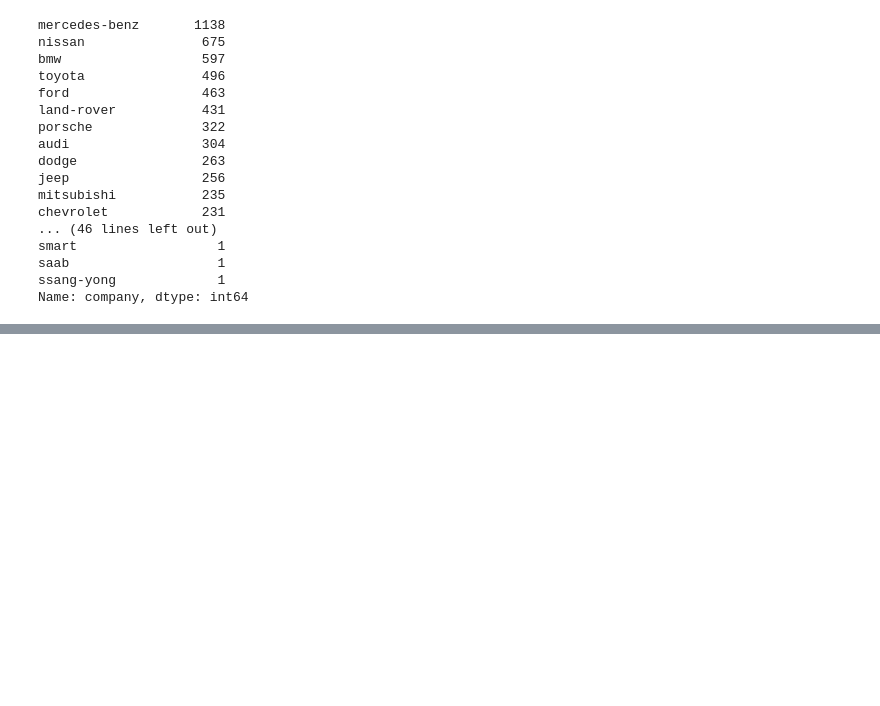
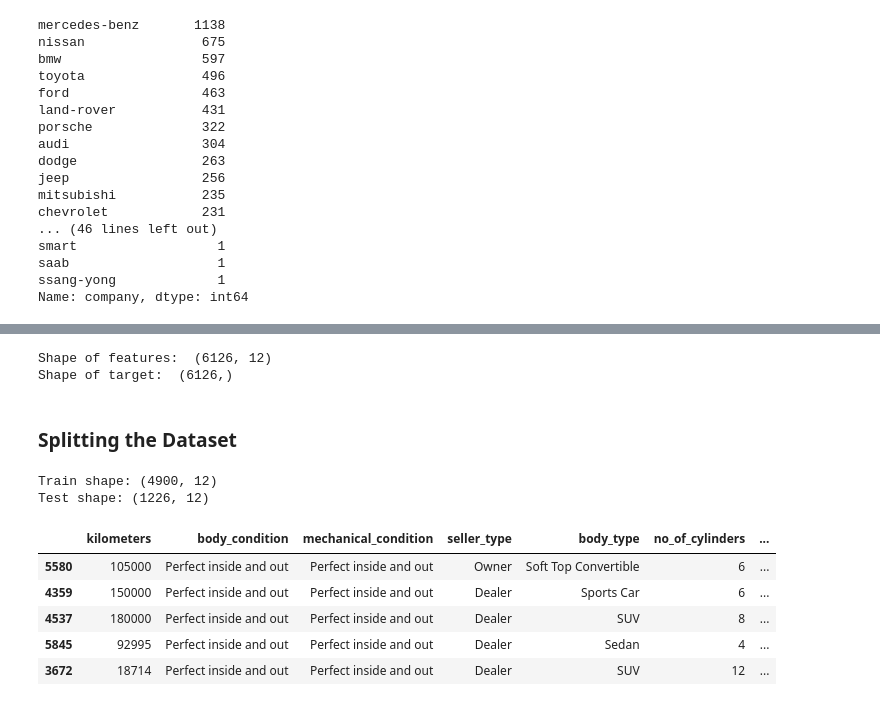
Before and after one commit to muscak/Dubizzle-Used-Car-Sale-Price-Prediction, a Jupyter notebook: Dubizzle-Used-Car-Sale-Price-Prediction.ipynb, the cells around one changed output, grey strips where cells are left out. Saved outputs shown, nothing was run; the diff lists cells and outputs as text; code cells hidden in the pictures; blank space fills up the shorter version.

```diff
--- a/Dubizzle-Used-Car-Sale-Price-Prediction.ipynb
+++ b/Dubizzle-Used-Car-Sale-Price-Prediction.ipynb
@@ -441,0 +485,5 @@ Name: company, dtype: int64
+# %%
+df_car = df_comp.copy()
+df_car['car'] = df_car['company'] + '__' + df_comp['model'] + '__' + df_comp['motors_trim']
+df_car.drop(['company', 'model', 'motors_trim'], axis=1, inplace=True)
+df_car.shape
@@ -441,0 +502,18 @@ Name: company, dtype: int64
+# %%
+x = df_car.drop('price_in_aed', axis=1)
+y = df_car['price_in_aed']
+
+print('Shape of features: ', x.shape)
+print('Shape of target: ', y.shape)
+# %% [output]
+Shape of features:  (6126, 12)
+Shape of target:  (6126,)
+# %% [markdown]
+### Splitting the Dataset
+# %%
+x_train, x_test, y_train, y_test = train_test_split(x, y, test_size=0.2, random_state=101)
+print('Train shape:', x_train.shape)
+print('Test shape:', x_test.shape)
+# %% [output]
+Train shape: (4900, 12)
+Test shape: (1226, 12)
@@ -441,0 +522,14 @@ Name: company, dtype: int64
+# %%
+encoder = TargetEncoder()
+encoder.fit(x_train['car'], y_train)
+x_train['car_encoded'] = encoder.transform(x_train['car'])
+x_test['car_encoded'] = encoder.transform(x_test['car'])
+# %%
+x_train.head()
+# %% [output]
+|  | kilometers | body_condition | mechanical_condition | seller_type | body_type | no_of_cylinders | ... |
+| 5580 | 105000 | Perfect inside and out | Perfect inside and out | Owner | Soft Top Convertible | 6 | ... |
+| 4359 | 150000 | Perfect inside and out | Perfect inside and out | Dealer | Sports Car | 6 | ... |
+| 4537 | 180000 | Perfect inside and out | Perfect inside and out | Dealer | SUV | 8 | ... |
+| 5845 | 92995 | Perfect inside and out | Perfect inside and out | Dealer | Sedan | 4 | ... |
+| 3672 | 18714 | Perfect inside and out | Perfect inside and out | Dealer | SUV | 12 | ... |
```
Also changed, not shown: parts of 11 cells of this notebook.
